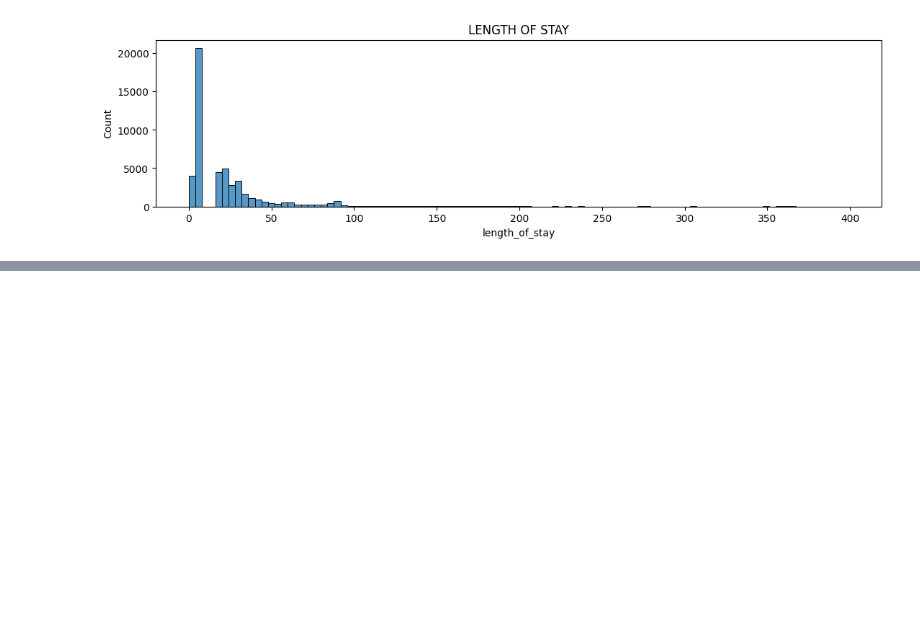
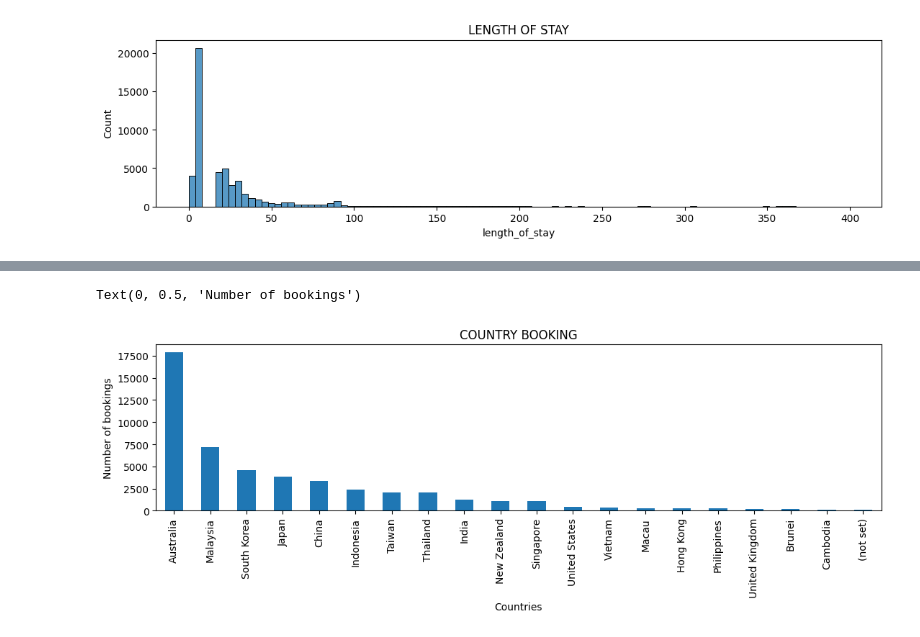
Before and after one commit to Ibeabuchi1/BA_internship, a Jupyter notebook: customer_booking/customer_booking.ipynb, the cells around one changed output, grey strips where cells are left out. Cells and saved outputs as stored; diff of their text form; code cells hidden in the pictures; blank space fills up the shorter version.

Commit message:
customer booking eda

```diff
--- a/customer_booking/customer_booking.ipynb
+++ b/customer_booking/customer_booking.ipynb
@@ -186 +192,10 @@ flight_day
 Name: count, dtype: int64
+# %%
+plt.figure(figsize=(13, 3))
+ax = df.booking_origin.value_counts()[:20].plot(kind='bar')
+ax.set_title('COUNTRY BOOKING')
+ax.set_xlabel('Countries')
+ax.set_ylabel('Number of bookings')
+# %% [output]
+Text(0, 0.5, 'Number of bookings')
+[figure, added]
```
Also changed, not shown: parts of 9 cells of this notebook, 1 other file.
